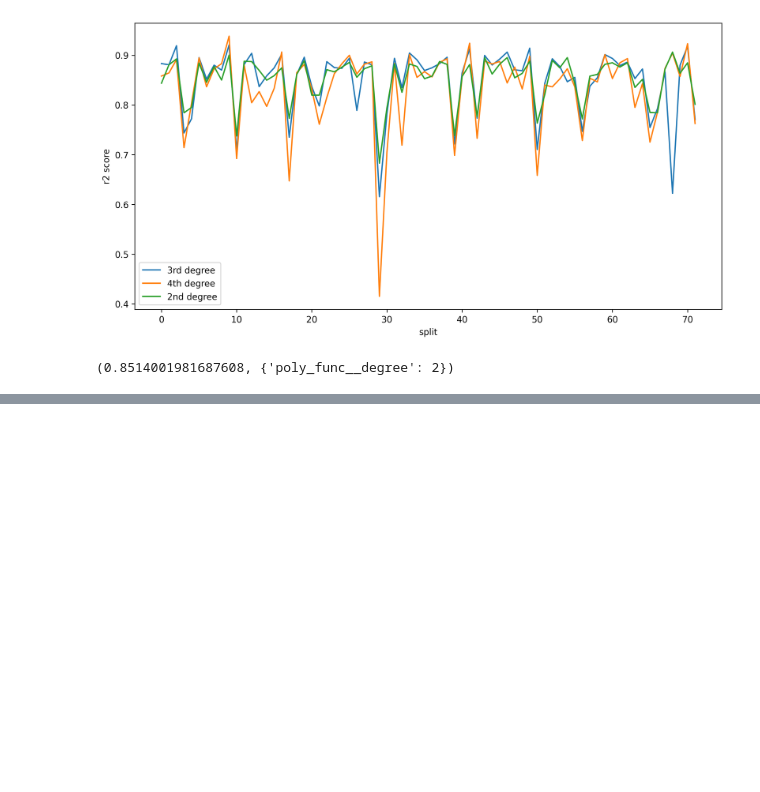
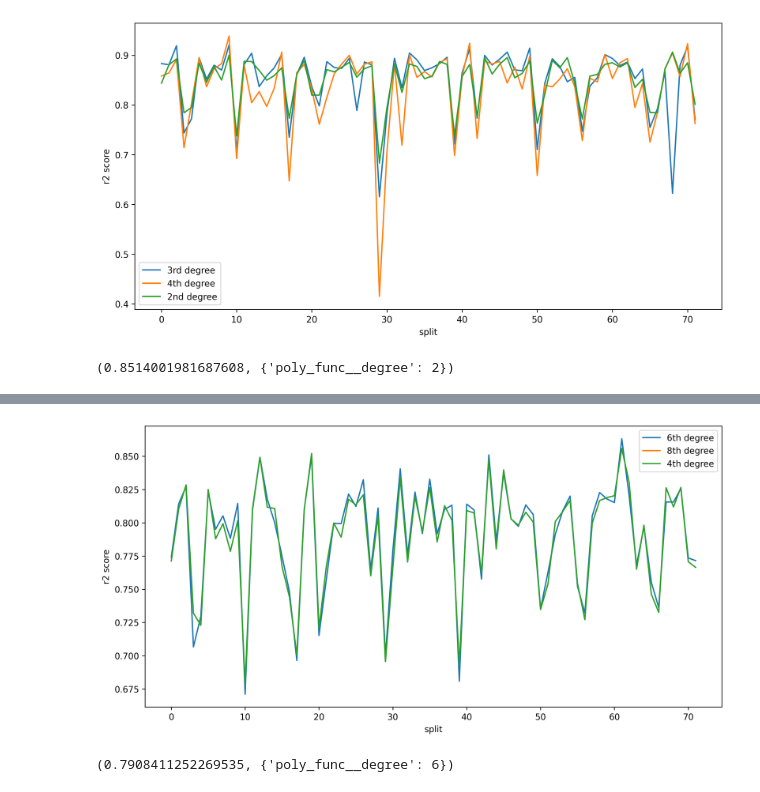
Before and after one commit to ashen007/HousePricePrediction, a Jupyter notebook: model/poly models.ipynb, the cells around one changed output, grey strips where cells are left out. Cells and saved outputs as stored; diff of their text form; code cells hidden in the pictures; blank space fills up the shorter version.

```diff
--- a/model/poly models.ipynb
+++ b/model/poly models.ipynb
@@ -452,3 +511,30 @@ gs_SGD.best_score_, gs_SGD.best_params_
+# %%
+plt.figure(figsize=[12, 6], dpi=300)
+sns.lineplot(
+    x=list(range(72)),
+    y=pd.DataFrame(gs_KNN.cv_results_).loc[1, 'split0_test_r2': 'split71_test_r2'],
+    label='6th degree'
+)
+sns.lineplot(
+    x=list(range(72)),
+    y=pd.DataFrame(gs_KNN.cv_results_).loc[2, 'split0_test_r2': 'split71_test_r2'],
+    label='8th degree'
+)
+sns.lineplot(
+    x=list(range(72)),
+    y=pd.DataFrame(gs_KNN.cv_results_).loc[0, 'split0_test_r2': 'split71_test_r2'],
+    label='4th degree'
+)
+plt.legend()
+plt.xlabel('split')
+plt.ylabel('r2 score')
+plt.show()
+# %% [output]
+[figure, added]
+# %%
+gs_KNN.best_score_, gs_KNN.best_params_
+# %% [output]
+(0.7908411252269535, {'poly_func__degree': 6})
 # %%
 plt.figure(figsize=[12, 6], dpi=300)
 sns.lineplot(
```
Also changed, not shown: parts of 3 cells of this notebook.
